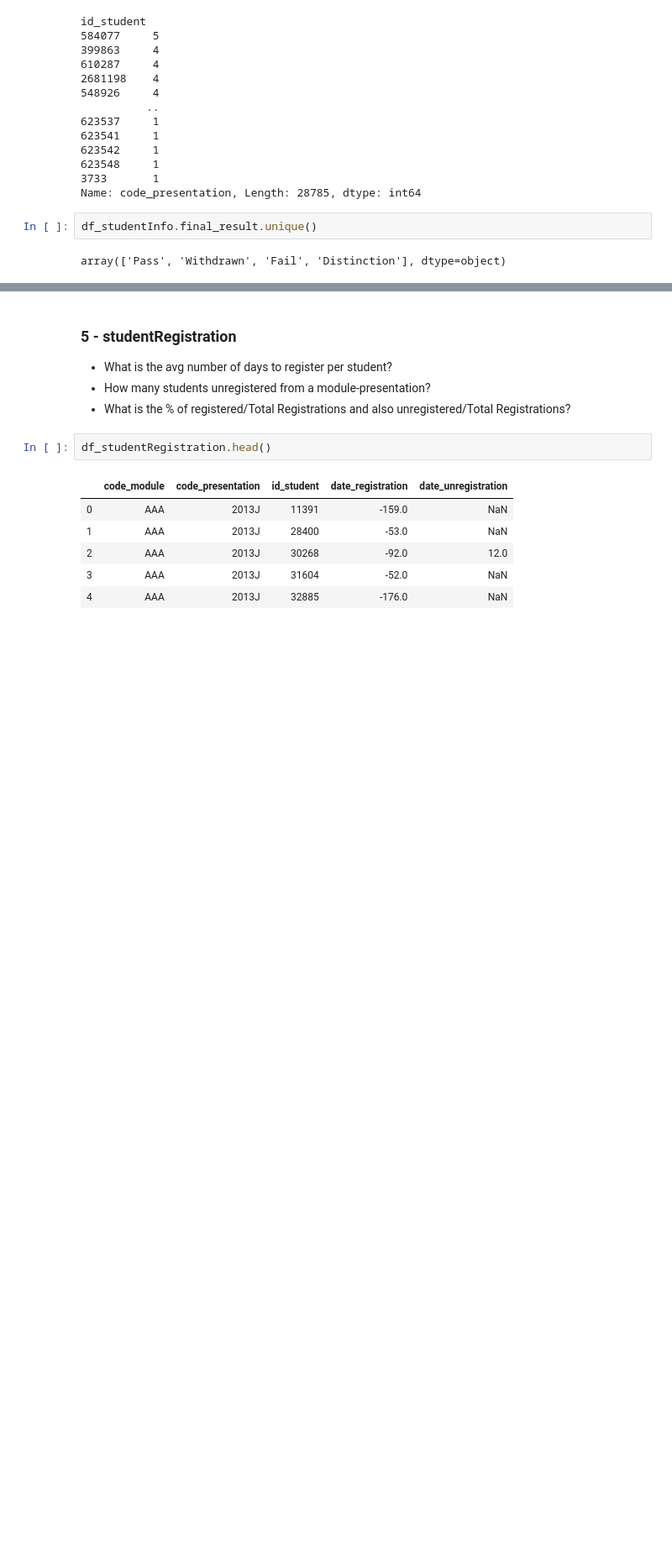
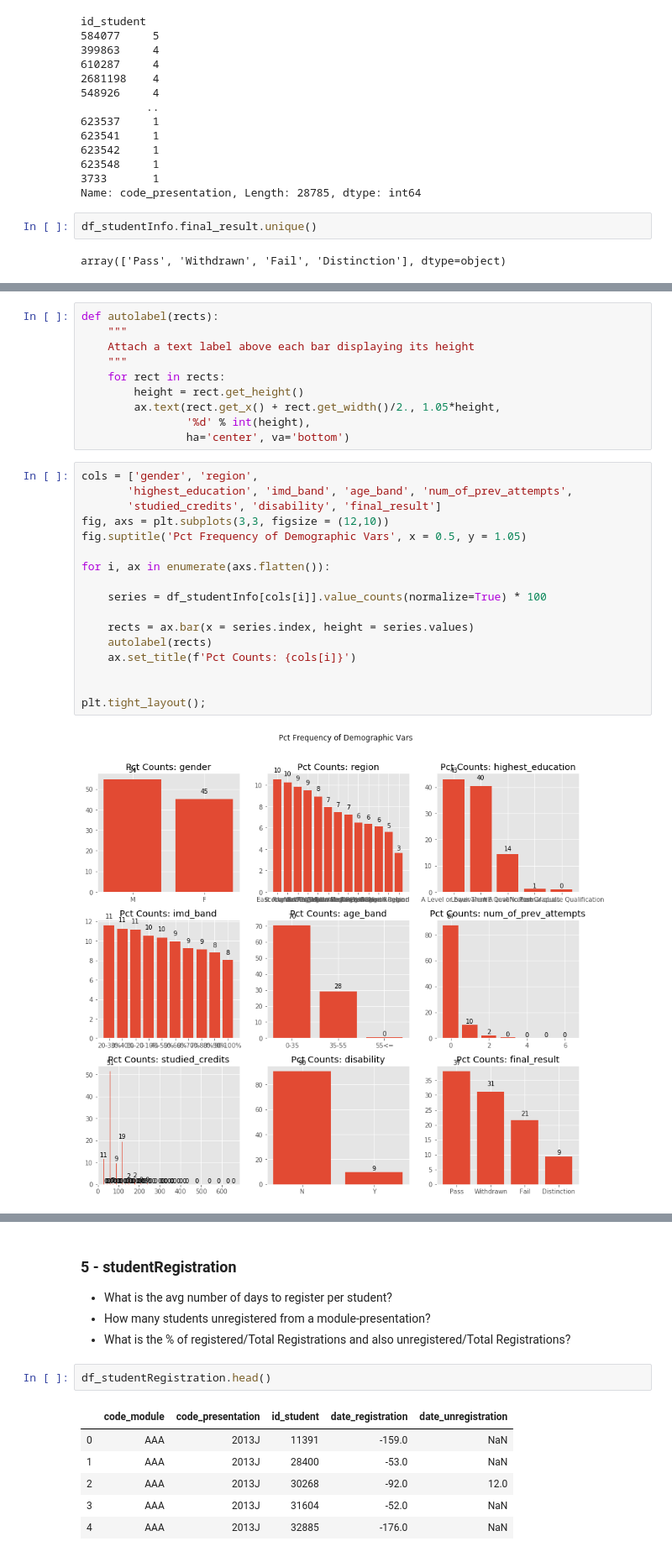
Before and after one commit to jdybuncio/predicting-virtual-learning-outcomes, a Jupyter notebook: Exploration.ipynb, the cells around one changed output, grey strips where cells are left out. Shown at 84% size. Drawn from its saved outputs; the diff is of its cells as text; blank space fills up the shorter version.

```diff
--- a/Exploration.ipynb
+++ b/Exploration.ipynb
@@ -473,0 +549,29 @@ array(['Pass', 'Withdrawn', 'Fail', 'Distinction'], dtype=object)
+# %%
+def autolabel(rects):
+    """
+    Attach a text label above each bar displaying its height
+    """
+    for rect in rects:
+        height = rect.get_height()
+        ax.text(rect.get_x() + rect.get_width()/2., 1.05*height,
+                '%d' % int(height),
+                ha='center', va='bottom')
+# %%
+cols = ['gender', 'region',
+       'highest_education', 'imd_band', 'age_band', 'num_of_prev_attempts',
+       'studied_credits', 'disability', 'final_result']
+fig, axs = plt.subplots(3,3, figsize = (12,10))
+fig.suptitle('Pct Frequency of Demographic Vars', x = 0.5, y = 1.05)
+
+for i, ax in enumerate(axs.flatten()):
+
+    series = df_studentInfo[cols[i]].value_counts(normalize=True) * 100
+
+    rects = ax.bar(x = series.index, height = series.values)
+    autolabel(rects)
+    ax.set_title(f'Pct Counts: {cols[i]}')
+
+
+plt.tight_layout();
+# %% [output]
+[figure, added]
```
Also changed, not shown: parts of 43 cells of this notebook.
